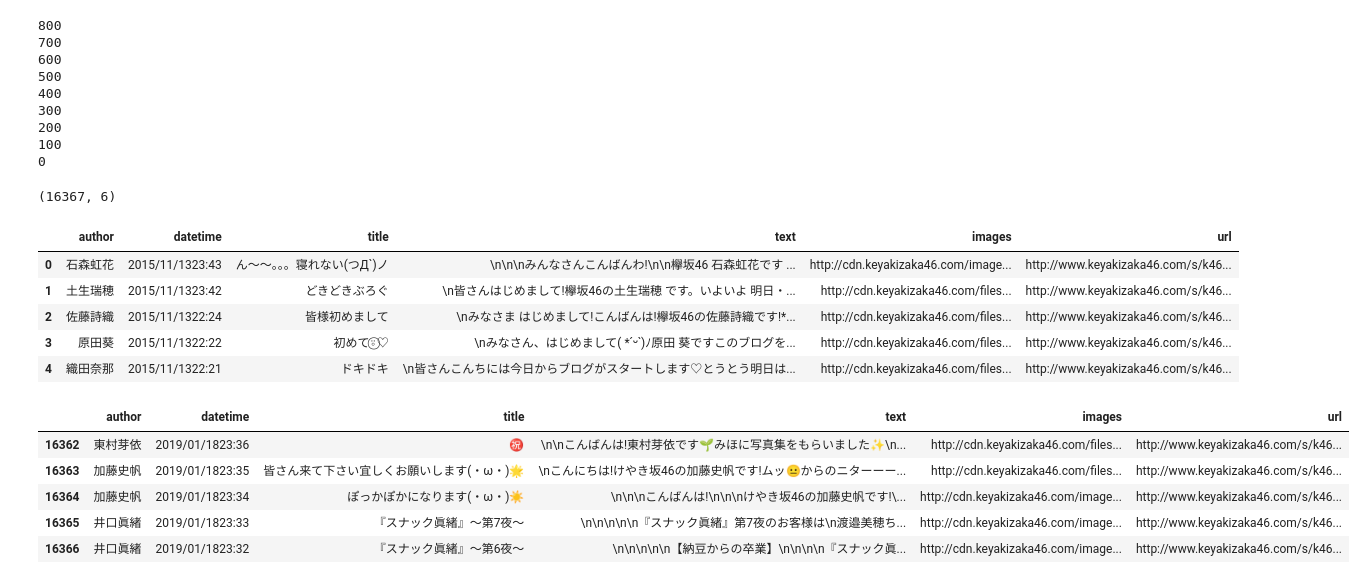
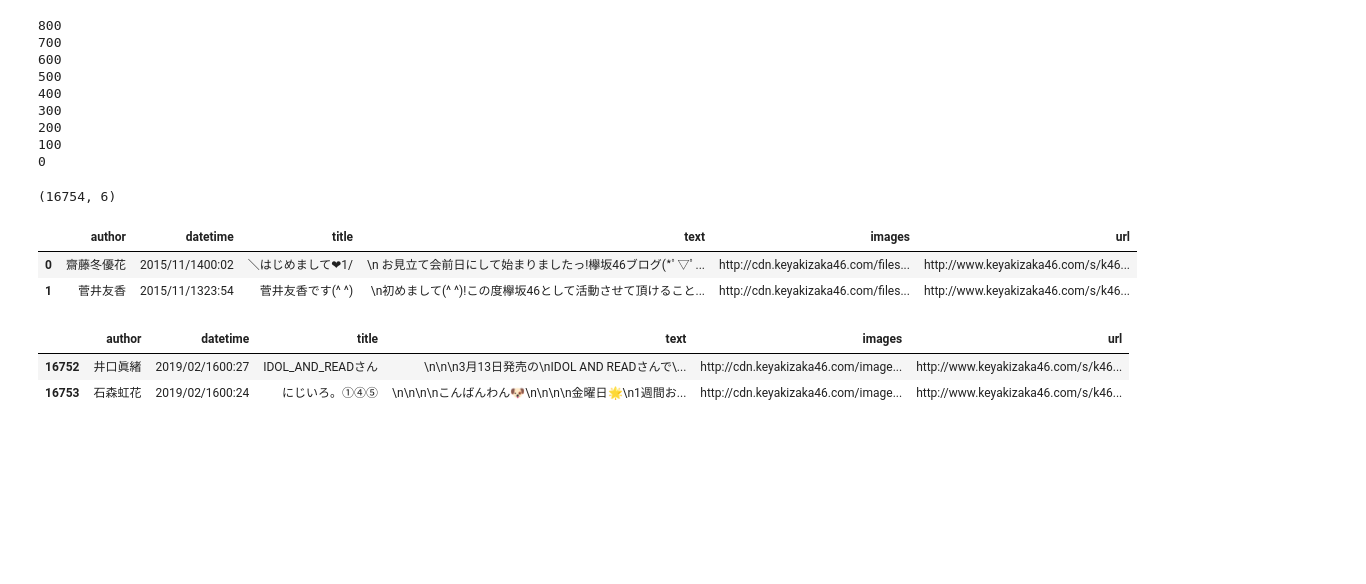
Before and after one commit to haradai1262/keyakizaka46-mining, a Jupyter notebook: script/scraping/scraping_Blog.ipynb, the cells around one changed output. Cells and saved outputs as stored; diff of their text form; code cells hidden in the pictures; blank space fills up the shorter version.

```diff
--- a/script/scraping/scraping_Blog.ipynb
+++ b/script/scraping/scraping_Blog.ipynb
@@ -63,7 +70,7 @@ def get_nogi_articles_from_single_page( page_soup ):
 headers = {'User-Agent':'Mozilla/5.0'}
 
 start = '201111'
-end = '201901'
+end = '201902'
 month_list = get_month_list( start, end )
 
 all_articles = []
@@ -154,7 +154,7 @@ def get_keyaki_articles_from_single_page( page_soup ):
         articles.append( [author, datetime, title, text, images, page_url] )
     return articles
 
-max_page_number = 819
+max_page_number = 837 # ...
 
 all_articles = []
 for page_idx in range( max_page_number, -1, -1 ):
@@ -177,24 +177,18 @@ for page_idx in range( max_page_number, -1, -1 ):
 # %%
 # check
 
 df = pd.DataFrame( all_articles, columns=['author', 'datetime', 'title', 'text', 'images', 'url'] )
 print( df.shape )
-display( df.head() )
-display( df.tail() )
+display( df.head(2) )
+display( df.tail(2) )
 # %% [output]
-(16367, 6)
+(16754, 6)
 |  | author | datetime | title | text | images | url |
-| 0 | 石森虹花 | 2015/11/1323:43 | ん〜〜。。。寝れない(つД`)ノ | \n\n\nみんなさんこんばんわ!\n\n欅坂46 石森虹花です ... | http://cdn.keyakizaka46.com/image... | http://www.keyakizaka46.com/s/k46... |
-| 1 | 土生瑞穂 | 2015/11/1323:42 | どきどきぶろぐ | \n皆さんはじめまして!欅坂46の土生瑞穂 です。いよいよ 明日・... | http://cdn.keyakizaka46.com/files... | http://www.keyakizaka46.com/s/k46... |
-| 2 | 佐藤詩織 | 2015/11/1322:24 | 皆様初めまして | \nみなさま はじめまして!こんばんは!欅坂46の佐藤詩織です!*... | http://cdn.keyakizaka46.com/files... | http://www.keyakizaka46.com/s/k46... |
-| 3 | 原田葵 | 2015/11/1322:22 | 初めて⍤⃝♡ | \nみなさん、はじめまして( *ˊᵕˋ)ﾉ原田 葵ですこのブログを... | http://cdn.keyakizaka46.com/files... | http://www.keyakizaka46.com/s/k46... |
-| 4 | 織田奈那 | 2015/11/1322:21 | ドキドキ | \n皆さんこんちには今日からブログがスタートします♡とうとう明日は... | http://cdn.keyakizaka46.com/files... | http://www.keyakizaka46.com/s/k46... |
+| 0 | 齋藤冬優花 | 2015/11/1400:02 | ＼はじめまして︎︎❤︎︎1/︎︎ | \n お見立て会前日にして始まりましたっ!欅坂46ブログ(*ﾟ▽ﾟ... | http://cdn.keyakizaka46.com/files... | http://www.keyakizaka46.com/s/k46... |
+| 1 | 菅井友香 | 2015/11/1323:54 | 菅井友香です(^ ^) | \n初めまして(^ ^)!この度欅坂46として活動させて頂けること... | http://cdn.keyakizaka46.com/files... | http://www.keyakizaka46.com/s/k46... |
 |  | author | datetime | title | text | images | url |
-| 16362 | 東村芽依 | 2019/01/1823:36 | ㊗️ | \n\nこんばんは!東村芽依です🌱みほに写真集をもらいました✨\n... | http://cdn.keyakizaka46.com/files... | http://www.keyakizaka46.com/s/k46... |
-| 16363 | 加藤史帆 | 2019/01/1823:35 | 皆さん来て下さい宜しくお願いします(・ω・)🌟 | \nこんにちは!けやき坂46の加藤史帆です!ムッ😐からのニターーー... | http://cdn.keyakizaka46.com/files... | http://www.keyakizaka46.com/s/k46... |
-| 16364 | 加藤史帆 | 2019/01/1823:34 | ぽっかぽかになります(・ω・)☀️ | \n\n\nこんばんは!\n\n\nけやき坂46の加藤史帆です!\... | http://cdn.keyakizaka46.com/image... | http://www.keyakizaka46.com/s/k46... |
-| 16365 | 井口眞緒 | 2019/01/1823:33 | 『スナック眞緒』〜第7夜〜 | \n\n\n\n\n『スナック眞緒』第7夜のお客様は\n渡邉美穂ち... | http://cdn.keyakizaka46.com/image... | http://www.keyakizaka46.com/s/k46... |
-| 16366 | 井口眞緒 | 2019/01/1823:32 | 『スナック眞緒』〜第6夜〜 | \n\n\n\n\n【納豆からの卒業】\n\n\n\n『スナック眞... | http://cdn.keyakizaka46.com/image... | http://www.keyakizaka46.com/s/k46... |
+| 16752 | 井口眞緒 | 2019/02/1600:27 | IDOL_AND_READさん | \n\n\n3月13日発売の\nIDOL AND READさんで\... | http://cdn.keyakizaka46.com/image... | http://www.keyakizaka46.com/s/k46... |
+| 16753 | 石森虹花 | 2019/02/1600:24 | にじいろ。①④⑤ | \n\n\n\nこんばんわん🐶\n\n\n\n金曜日🌟\n1週間お... | http://cdn.keyakizaka46.com/image... | http://www.keyakizaka46.com/s/k46... |
 # %%
 # save csv
 
```
Also changed, not shown: parts of 16 cells of this notebook, 16 other files.
